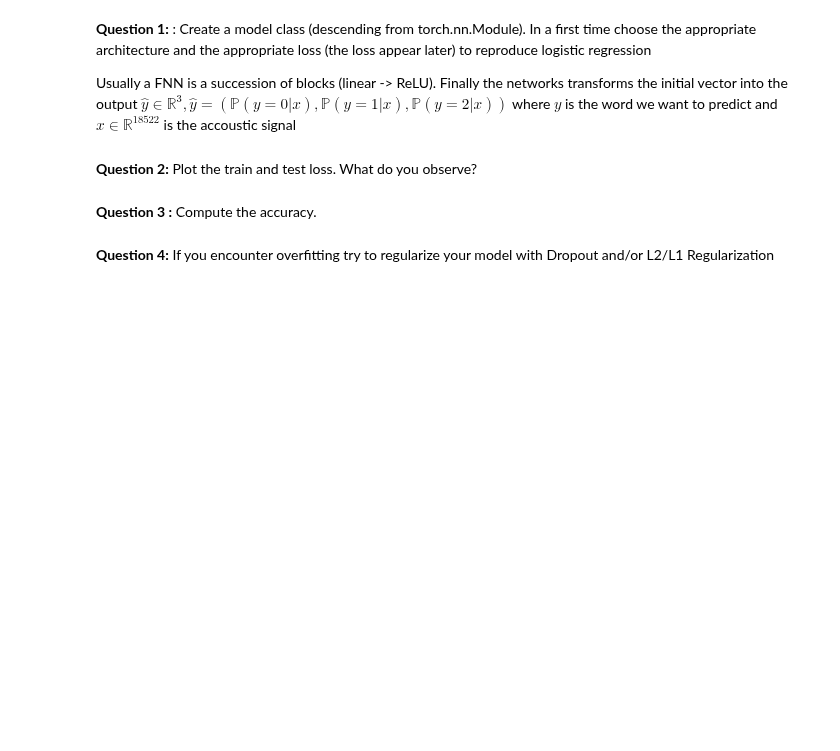
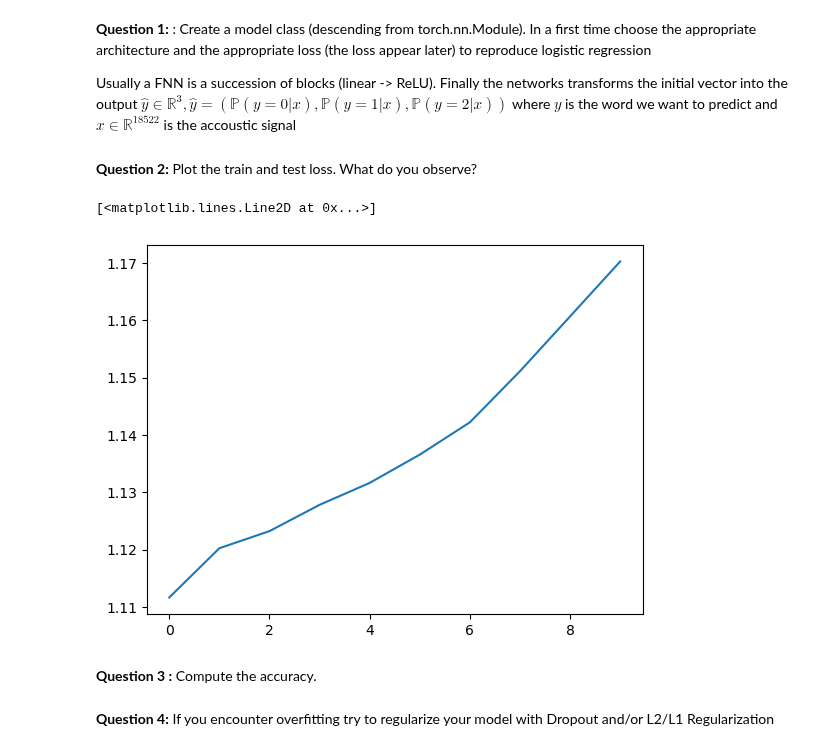
Before and after one commit to MaxMosh/n7-SN, a Jupyter notebook: 2A ModIA/S8 (n7)/UE Machine Learning/Projet fil rouge/Code/Nouveau Notebook (Neural Network).ipynb, the cells around one changed output. Saved outputs shown, nothing was run; the diff lists cells and outputs as text; code cells hidden in the pictures; blank space fills up the shorter version.

```diff
--- a/2A ModIA/S8 (n7)/UE Machine Learning/Projet fil rouge/Code/Nouveau Notebook (Neural Network).ipynb
+++ b/2A ModIA/S8 (n7)/UE Machine Learning/Projet fil rouge/Code/Nouveau Notebook (Neural Network).ipynb
@@ -481,0 +599,6 @@ from sklearn.svm import SVC
+# %%
+meilleure_svm = SVC(C=0.01, degree=3, gamma=1, kernel='poly')
+
+meilleure_svm_X_train, meilleure_svm_X_test, meilleure_svm_y_train, meilleure_svm_y_test = train_test_split(X, y, test_size=1/3, random_state=36)
+# %%
+meilleure_svm.fit(X, y)
@@ -587,6 +712,9 @@ class NNClassification(torch.nn.Module):
             ### Define here the succession of torch.nn modules that will constitutes your network
             ### building blocks are torch.nn.ReLU, torch.nn.Linear
 
+            torch.nn.Linear(18522,3),
+            torch.nn.Softmax()
+
         )
 
     def forward(self, xb):
@@ -602,24 +730,46 @@ result_train_loss=[]
 
 lr = 0.001
 optimizer = torch.optim.Adam(model.parameters(),lr)
-loss = ### What loss do you think is well suited for the classification problem (same as logistic regression)
+loss = torch.nn.functional.cross_entropy ### What loss do you think is well suited for the classification problem (same as logistic regression) # AJOUT
 
 for epoch in range(num_epochs):
 
     model.train()
     train_losses = []
     for i in range(X_train.shape[0]):
-       ### code the training step (compute loss -> optimization step -> save the loss )
+        ### code the training step (compute loss -> optimization step -> save the loss )
+        optimizer.zero_grad()
+
+        X_pred = X_train[i]
+        y_pred = model(X_pred)
+        loss_courant = loss(y_pred, y_train[i])
+
+        loss_courant.backward()
+        optimizer.step()
+
+        train_losses.append(loss_courant)
+
 
     model.eval()
     test_losses = []
     for i in range(X_test.shape[0]):
         ### code the eval step  (compute loss -> save the loss )
 
+        X_pred = X_test[i]
+        y_pred = model(X_pred)
+        loss_courant = loss(y_pred, y_test[i])
+
+        test_losses.append(loss_courant)
+
     result_train_loss.append(torch.stack(train_losses).mean().item())
     result_test_loss.append( torch.stack(test_losses).mean().item())
 # %% [markdown]
 **Question 2:** Plot the train and test loss. What do you observe?
+# %%
+plt.plot(result_test_loss)
+# %% [output]
+[<matplotlib.lines.Line2D at 0x...>]
+[figure, added]
 # %% [markdown]
 **Question 3 :** Compute the accuracy.
 # %% [markdown]
```
Also changed, not shown: parts of 11 cells of this notebook, 3 other files.
